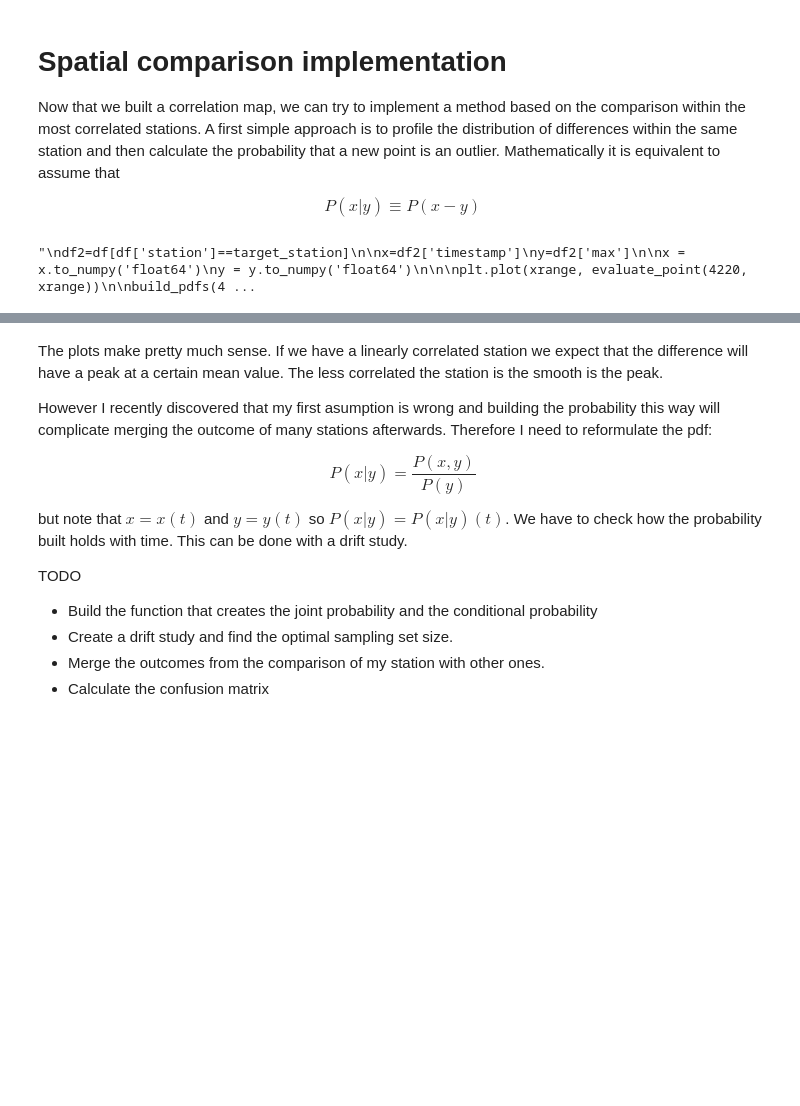
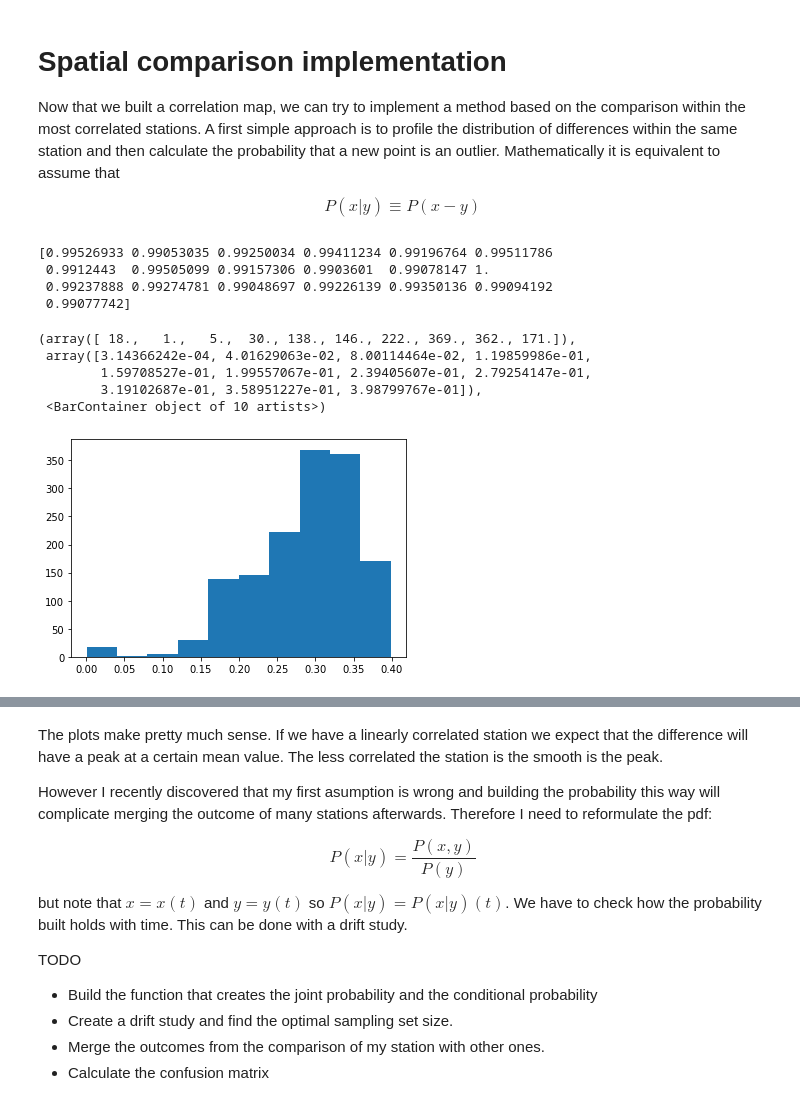
Before and after one commit to tomasfbouvier/Meteorological_Data_quality_assesment, a Jupyter notebook: pressure_check.ipynb, the cells around one changed output, grey strips where cells are left out. Cells and saved outputs as stored; diff of their text form; code cells hidden in the pictures; blank space fills up the shorter version.

```diff
--- a/pressure_check.ipynb
+++ b/pressure_check.ipynb
@@ -515,59 +515,80 @@ def build_pdfs(station):
 
 
     #stations_correlations
-    while len(correlated_stations)<4:
+    r=[]
+
+    while r_thr>0.99:
         correlated_stations= stations[stations_correlations[station_index,:]>r_thr]
+        r= stations_correlations[station_index,stations_correlations[station_index,:]>r_thr]
+
         r_thr-=1e-5
+
     correlated_stations=np.delete(correlated_stations, np.where(correlated_stations == station) )
-    print(correlated_stations, r_thr)
+    r=np.delete(r, np.where(r == 1.) )
     pdfs=[]
+
     for target_station in correlated_stations:
         try:
             pdfs.append(create_probability(station,target_station))
         except:
             pdfs.append(None)
-
-    def evaluate_point(point):
+    print(r)
+    def evaluate_point(point, r=r):
         #correlated_stations, pdfs = build_pdfs(station)
 
         diffs=[]
         for target_station in correlated_stations:
 
             _, f1= create_sets(station)
             _, f2= create_sets(target_station)
 
             diffs.append(f2(point)-f1(point))
-        output_prob=1.
+        output_prob=0.
+
         for i in range(len(correlated_stations)):
+            #print(output_prob)
+            #print(r[i])
             try:
-                #print(pdfs[i].evaluate(diffs[i]))
-                output_prob*= pdfs[i].evaluate(diffs[i])
+                #print(pdfs[i].evaluate(diffs[i])*r[i])
+                output_prob += pdfs[i].evaluate(diffs[i])*(r[i])
             except:
-                output_prob*= 1.
-
+                output_prob += 0.
+                r=np.delete(r, i)
+        output_prob/=sum(r)
+        #print(output_prob)
         # I DON'T KNOW IF THIS IS THE PROBABILITY THAT MAKES SENSE
         return output_prob
 
-    return evaluate_point
+    return evaluate_point, correlated_stations
 
 
 
 """
 df2=df[df['station']==target_station]
 
 x=df2['timestamp']
 y=df2['max']
 
 x = x.to_numpy('float64')
 y = y.to_numpy('float64')
 
 
 plt.plot(xrange, evaluate_point(4220, xrange))
+"""
 
-build_pdfs(4220)(x[0])
-"""
+pdf, corr_stat=build_pdfs(6159)
+plt.hist(pdf(x[:]))
 # %% [output]
-"\ndf2=df[df['station']==target_station]\n\nx=df2['timestamp']\ny=df2['max']\n\nx = x.to_numpy('float64')\ny = y.to_numpy('float64')\n\n\nplt.plot(xrange, evaluate_point(4220, xrange))\n\nbuild_pdfs(4 ...
+[0.99526933 0.99053035 0.99250034 0.99411234 0.99196764 0.99511786
+ 0.9912443  0.99505099 0.99157306 0.9903601  0.99078147 1.
+ 0.99237888 0.99274781 0.99048697 0.99226139 0.99350136 0.99094192
+ 0.99077742]
+(array([ 18.,   1.,   5.,  30., 138., 146., 222., 369., 362., 171.]),
+ array([3.14366242e-04, 4.01629063e-02, 8.00114464e-02, 1.19859986e-01,
+        1.59708527e-01, 1.99557067e-01, 2.39405607e-01, 2.79254147e-01,
+        3.19102687e-01, 3.58951227e-01, 3.98799767e-01]),
+ <BarContainer object of 10 artists>)
+[figure, added]
 # %%
 #Example of two correlated and uncorrelated stations.
 
```
Also changed, not shown: parts of 3 cells of this notebook.
